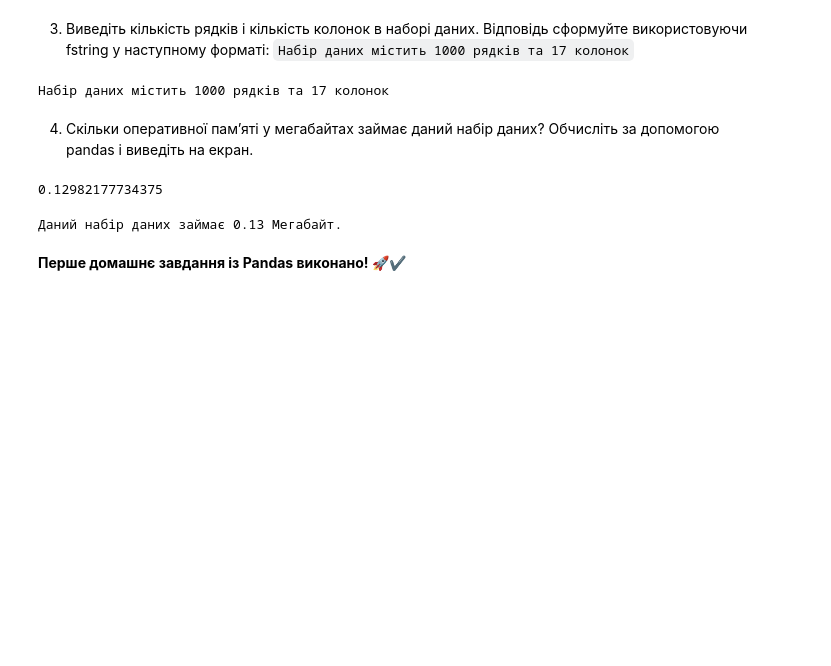
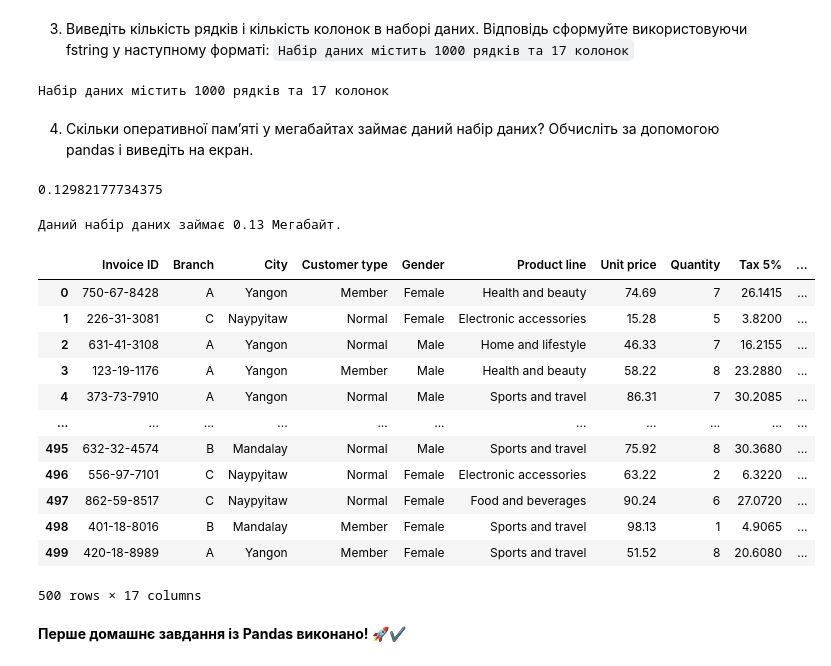
Before and after one commit to Hanna3111/Python_for_DA_HW, a Jupyter notebook: HannaIvanova_hw_3_1_Pandas_and_NumPy_Basics_.ipynb, the cells around one changed output. Drawn from its saved outputs; the diff is of its cells as text; code cells hidden in the pictures; blank space fills up the shorter version.

```diff
--- a/HannaIvanova_hw_3_1_Pandas_and_NumPy_Basics_.ipynb
+++ b/HannaIvanova_hw_3_1_Pandas_and_NumPy_Basics_.ipynb
@@ -79,5 +79,21 @@ total_megabytes
 print(f'Даний набір даних займає {total_megabytes:.2f} Мегабайт.')
 # %% [output]
 Даний набір даних займає 0.13 Мегабайт.
+# %%
+pd.read_csv(path_to_data, nrows=500)
+# %% [output]
+|  | Invoice ID | Branch | City | Customer type | Gender | Product line | Unit price | Quantity | Tax 5% | ... |
+| 0 | 750-67-8428 | A | Yangon | Member | Female | Health and beauty | 74.69 | 7 | 26.1415 | ... |
+| 1 | 226-31-3081 | C | Naypyitaw | Normal | Female | Electronic accessories | 15.28 | 5 | 3.8200 | ... |
+| 2 | 631-41-3108 | A | Yangon | Normal | Male | Home and lifestyle | 46.33 | 7 | 16.2155 | ... |
+| 3 | 123-19-1176 | A | Yangon | Member | Male | Health and beauty | 58.22 | 8 | 23.2880 | ... |
+| 4 | 373-73-7910 | A | Yangon | Normal | Male | Sports and travel | 86.31 | 7 | 30.2085 | ... |
+| ... | ... | ... | ... | ... | ... | ... | ... | ... | ... | ... |
+| 495 | 632-32-4574 | B | Mandalay | Normal | Male | Sports and travel | 75.92 | 8 | 30.3680 | ... |
+| 496 | 556-97-7101 | C | Naypyitaw | Normal | Female | Electronic accessories | 63.22 | 2 | 6.3220 | ... |
+| 497 | 862-59-8517 | C | Naypyitaw | Normal | Female | Food and beverages | 90.24 | 6 | 27.0720 | ... |
+| 498 | 401-18-8016 | B | Mandalay | Member | Female | Sports and travel | 98.13 | 1 | 4.9065 | ... |
+| 499 | 420-18-8989 | A | Yangon | Member | Female | Sports and travel | 51.52 | 8 | 20.6080 | ... |
+500 rows × 17 columns
 # %% [markdown]
 **Перше домашнє завдання із Pandas виконано! 🚀✔️**
```
